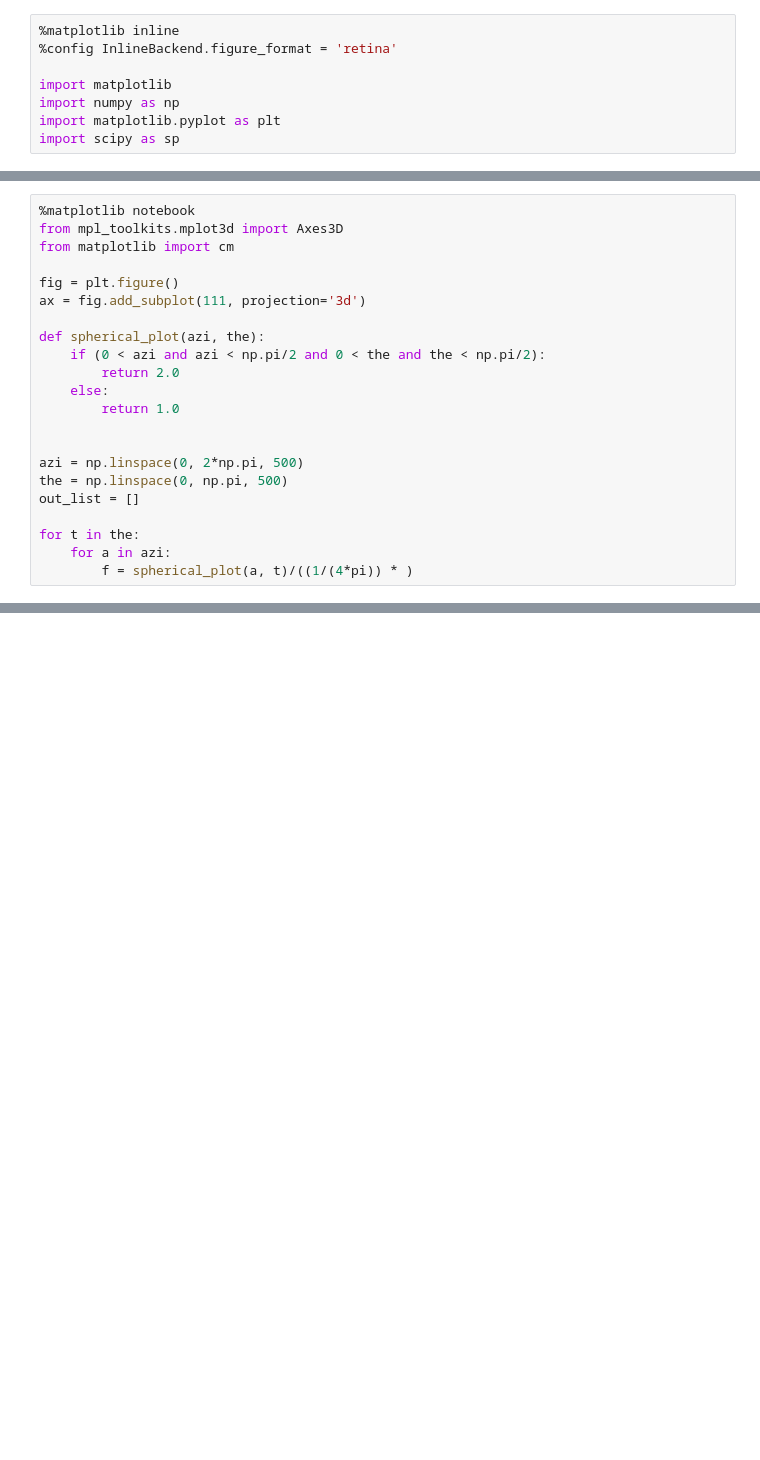
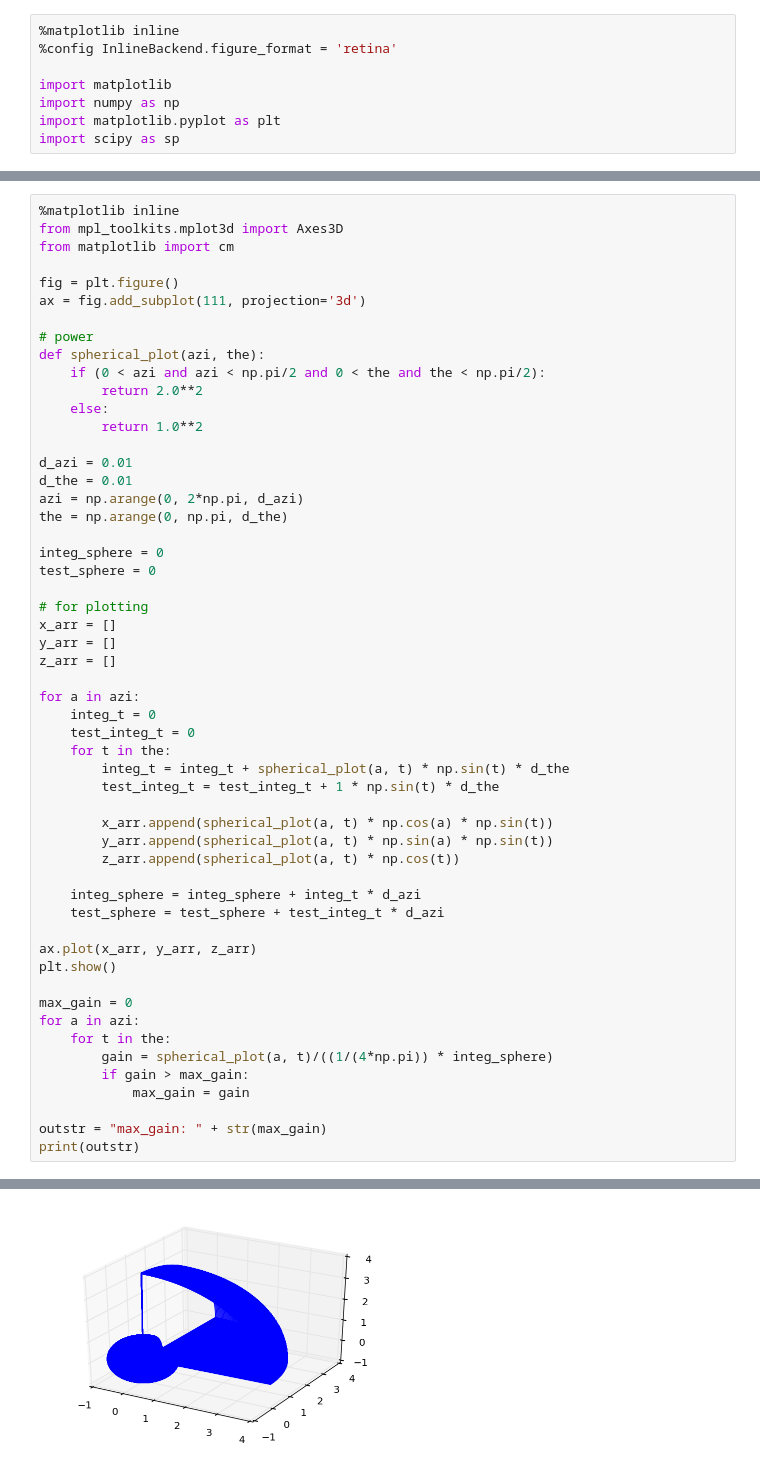
Before and after one commit to qoire/mcomm, a Jupyter notebook: hw2/hw2.ipynb, the cells around one changed output, grey strips where cells are left out. Cells and saved outputs as stored; diff of their text form; blank space fills up the shorter version.

```diff
--- a/hw2/hw2.ipynb
+++ b/hw2/hw2.ipynb
@@ -45,23 +45,55 @@ wavelength   float     0.15
 # %%
-%matplotlib notebook
+%matplotlib inline
 from mpl_toolkits.mplot3d import Axes3D
 from matplotlib import cm
 
 fig = plt.figure()
 ax = fig.add_subplot(111, projection='3d')
 
+# power
 def spherical_plot(azi, the):
     if (0 < azi and azi < np.pi/2 and 0 < the and the < np.pi/2):
-        return 2.0
+        return 2.0**2
     else:
-        return 1.0
+        return 1.0**2
 
+d_azi = 0.01
+d_the = 0.01
+azi = np.arange(0, 2*np.pi, d_azi)
+the = np.arange(0, np.pi, d_the)
 
-azi = np.linspace(0, 2*np.pi, 500)
-the = np.linspace(0, np.pi, 500)
-out_list = []
+integ_sphere = 0
+test_sphere = 0
 
-for t in the:
-    for a in azi:
-        f = spherical_plot(a, t)/((1/(4*pi)) * )
+# for plotting
+x_arr = []
+y_arr = []
+z_arr = []
+
+for a in azi:
+    integ_t = 0
+    test_integ_t = 0
+    for t in the:
+        integ_t = integ_t + spherical_plot(a, t) * np.sin(t) * d_the
+        test_integ_t = test_integ_t + 1 * np.sin(t) * d_the
+
+        x_arr.append(spherical_plot(a, t) * np.cos(a) * np.sin(t))
+        y_arr.append(spherical_plot(a, t) * np.sin(a) * np.sin(t))
+        z_arr.append(spherical_plot(a, t) * np.cos(t))
+
+    integ_sphere = integ_sphere + integ_t * d_azi
+    test_sphere = test_sphere + test_integ_t * d_azi
+
+ax.plot(x_arr, y_arr, z_arr)
+plt.show()
+
+max_gain = 0
+for a in azi:
+    for t in the:
+        gain = spherical_plot(a, t)/((1/(4*np.pi)) * integ_sphere)
+        if gain > max_gain:
+            max_gain = gain
+
+outstr = "max_gain: " + str(max_gain)
+print(outstr)
 # %% [output]
@@ -69,0 +100 @@ for t in the:
+[figure, added]
```
Also changed, not shown: parts of 2 cells of this notebook, 1 other file.
